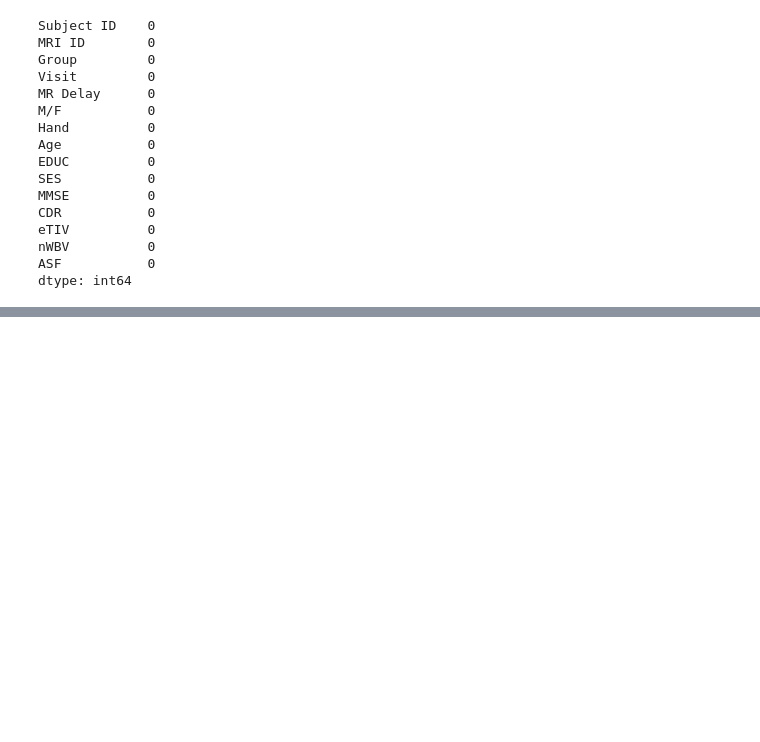
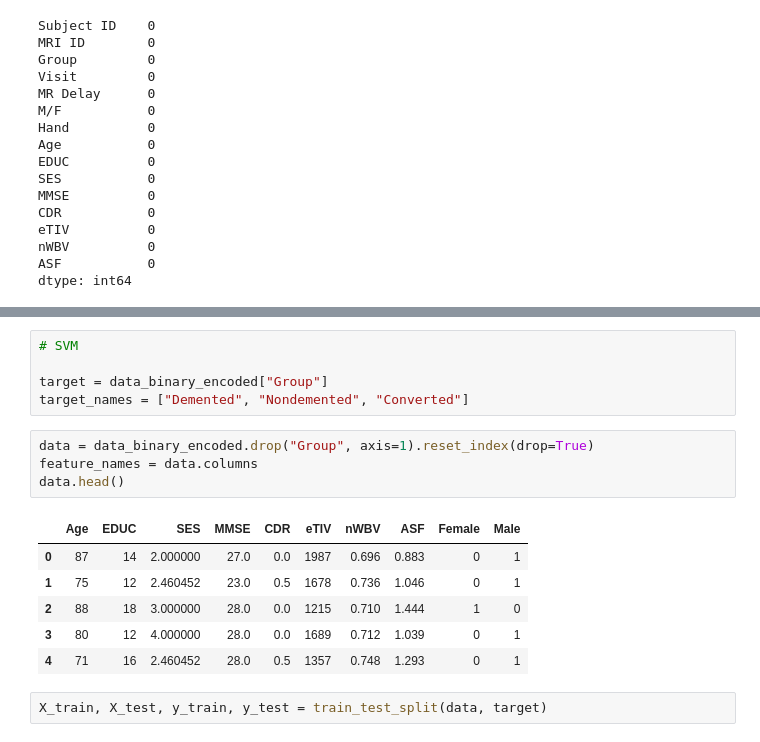
Before and after one commit to Radhika303/Dementia_Prediction, a Jupyter notebook: Dementia_Data .ipynb, the cells around one changed output, grey strips where cells are left out. Cells and saved outputs as stored; diff of their text form; blank space fills up the shorter version.

```diff
--- a/Dementia_Data .ipynb
+++ b/Dementia_Data .ipynb
@@ -143,0 +210,18 @@ data_binary_encoded
+# %%
+# SVM
+
+target = data_binary_encoded["Group"]
+target_names = ["Demented", "Nondemented", "Converted"]
+# %%
+data = data_binary_encoded.drop("Group", axis=1).reset_index(drop=True)
+feature_names = data.columns
+data.head()
+# %% [output]
+|  | Age | EDUC | SES | MMSE | CDR | eTIV | nWBV | ASF | Female | Male |
+| 0 | 87 | 14 | 2.000000 | 27.0 | 0.0 | 1987 | 0.696 | 0.883 | 0 | 1 |
+| 1 | 75 | 12 | 2.460452 | 23.0 | 0.5 | 1678 | 0.736 | 1.046 | 0 | 1 |
+| 2 | 88 | 18 | 3.000000 | 28.0 | 0.0 | 1215 | 0.710 | 1.444 | 1 | 0 |
+| 3 | 80 | 12 | 4.000000 | 28.0 | 0.0 | 1689 | 0.712 | 1.039 | 0 | 1 |
+| 4 | 71 | 16 | 2.460452 | 28.0 | 0.5 | 1357 | 0.748 | 1.293 | 0 | 1 |
+# %%
+X_train, X_test, y_train, y_test = train_test_split(data, target)
```
Also changed, not shown: parts of 23 cells of this notebook.
